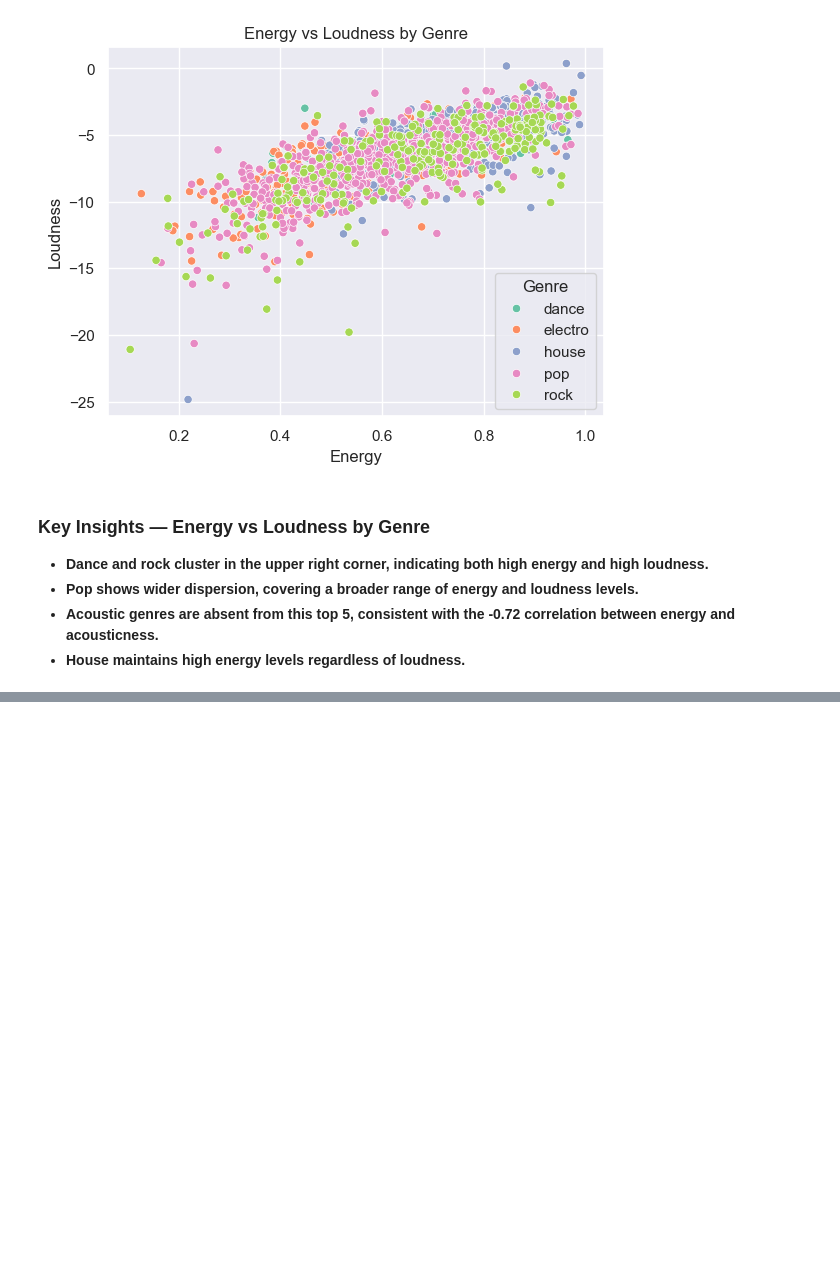
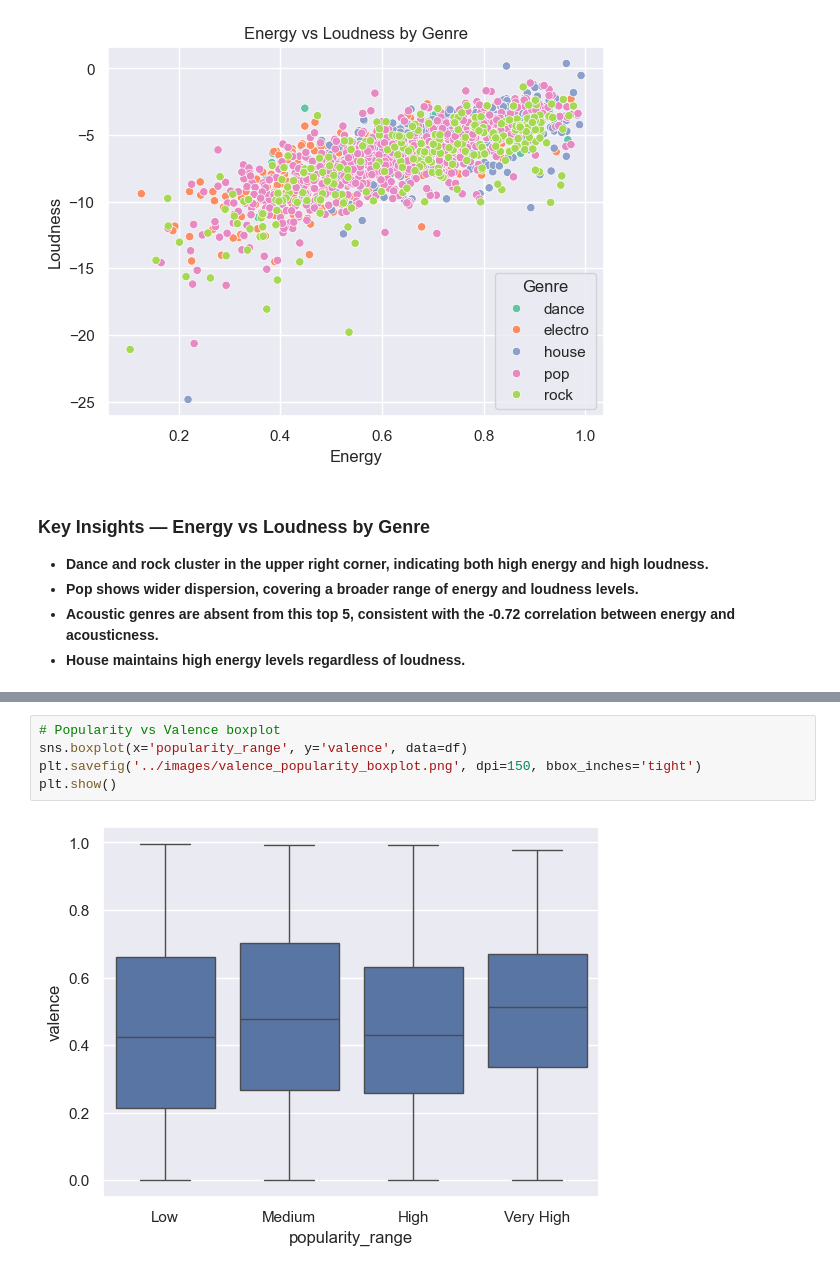
Before and after one commit to Flakkito/spotify-eda-recommender, a Jupyter notebook: notebooks/01_eda.ipynb, the cells around one changed output, grey strips where cells are left out. Saved outputs shown, nothing was run; the diff lists cells and outputs as text; blank space fills up the shorter version.

```diff
--- a/notebooks/01_eda.ipynb
+++ b/notebooks/01_eda.ipynb
@@ -320,0 +342,7 @@ plt.show()
+# %%
+# Popularity vs Valence boxplot
+sns.boxplot(x='popularity_range', y='valence', data=df)
+plt.savefig('../images/valence_popularity_boxplot.png', dpi=150, bbox_inches='tight')
+plt.show()
+# %% [output]
+[figure, added]
```
Also changed, not shown: parts of 5 cells of this notebook, 3 other files.
